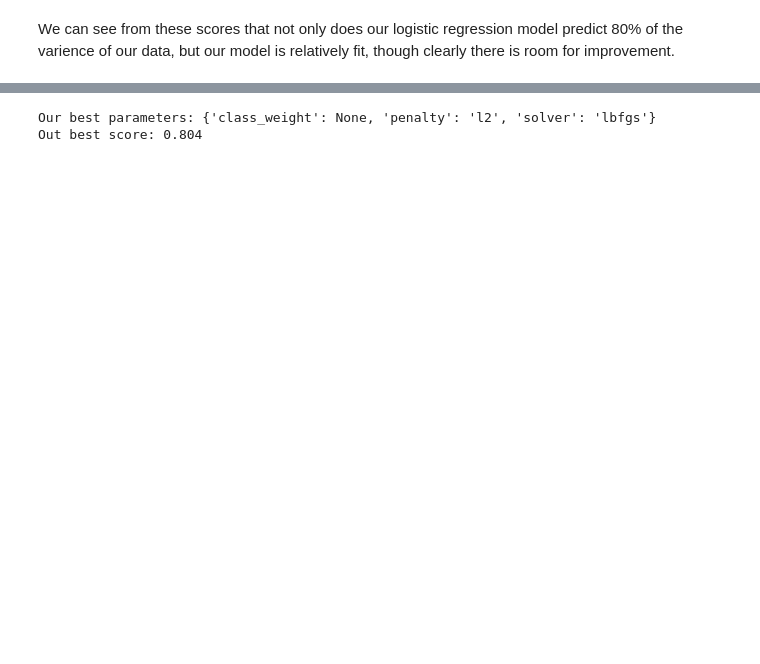
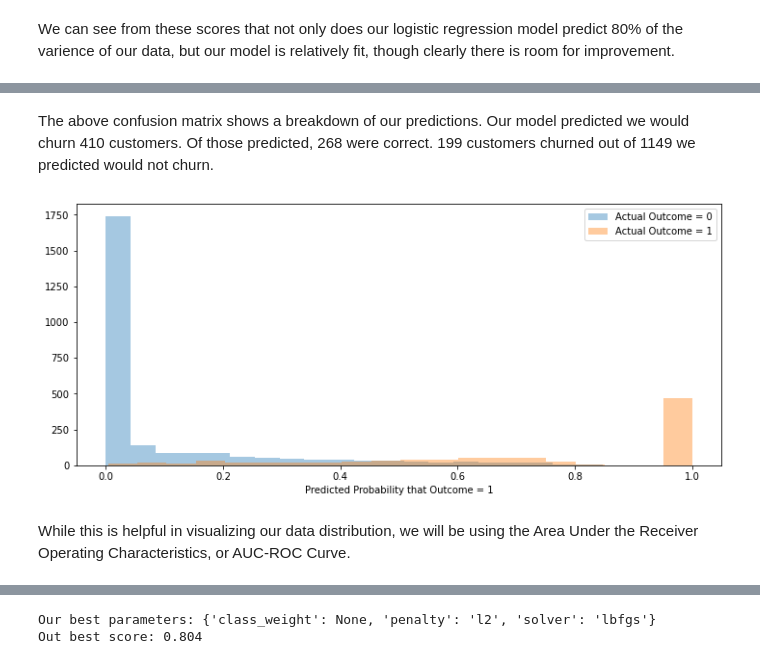
Before and after one commit to MDMHemsley/ChurnPractice, a Jupyter notebook: Modeling.ipynb, the cells around one changed output, grey strips where cells are left out. Saved outputs shown, nothing was run; the diff lists cells and outputs as text; code cells hidden in the pictures; blank space fills up the shorter version.

```diff
--- a/Modeling.ipynb
+++ b/Modeling.ipynb
@@ -119 +119,19 @@ weighted avg       0.80      0.81      0.80      1758
 [figure]
+# %% [markdown]
+The above confusion matrix shows a breakdown of our predictions. Our model predicted we would churn 410 customers. Of those predicted, 268 were correct. 199 customers churned out of 1149 we predicted would not churn.
+# %%
+pred_df = pd.DataFrame({'true_values':y_test,
+                        'pred_proba': logit.predict_proba(X_sc_test)[:,1]})
+
+plt.figure(figsize = (12, 5))
+
+# plot distributions of predicted probabilities by actual values
+for group in pred_df.groupby('true_values'):
+    sns.distplot(group[1], kde = False, bins = 20, label = f'Actual Outcome = {group[0]}');
+
+plt.xlabel('Predicted Probability that Outcome = 1');
+plt.legend();
+# %% [output]
+[figure, added]
+# %% [markdown]
+While this is helpful in visualizing our data distribution, we will be using the Area Under the Receiver Operating Characteristics, or AUC-ROC Curve.
```
Also changed, not shown: parts of 42 cells of this notebook, 11 other files.
